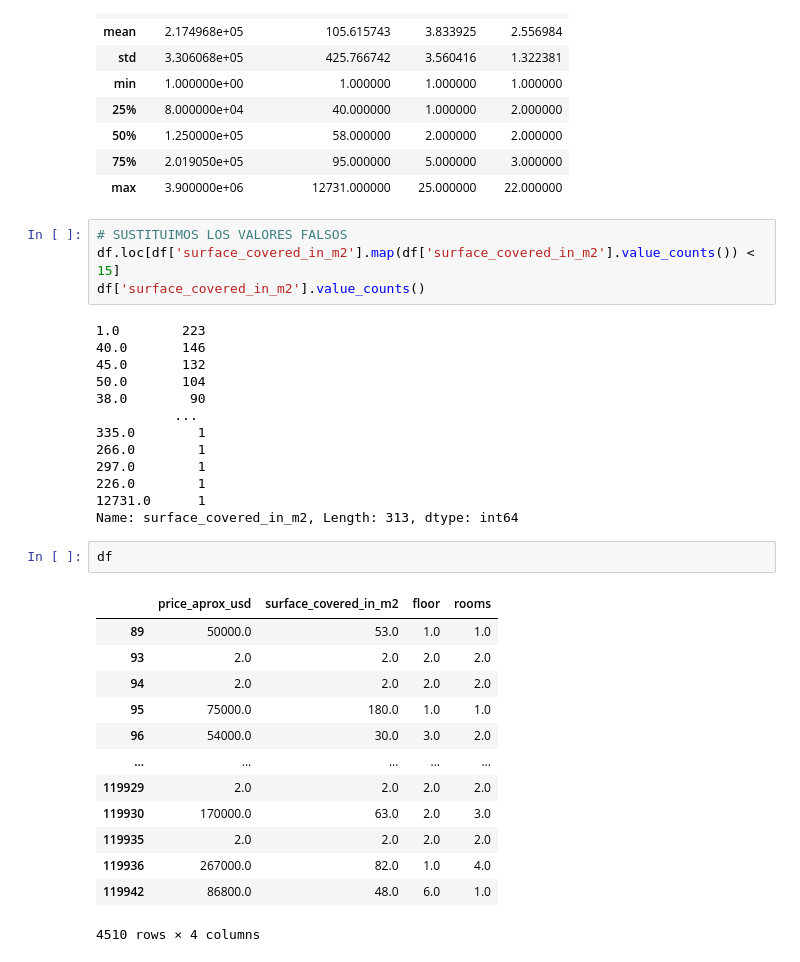
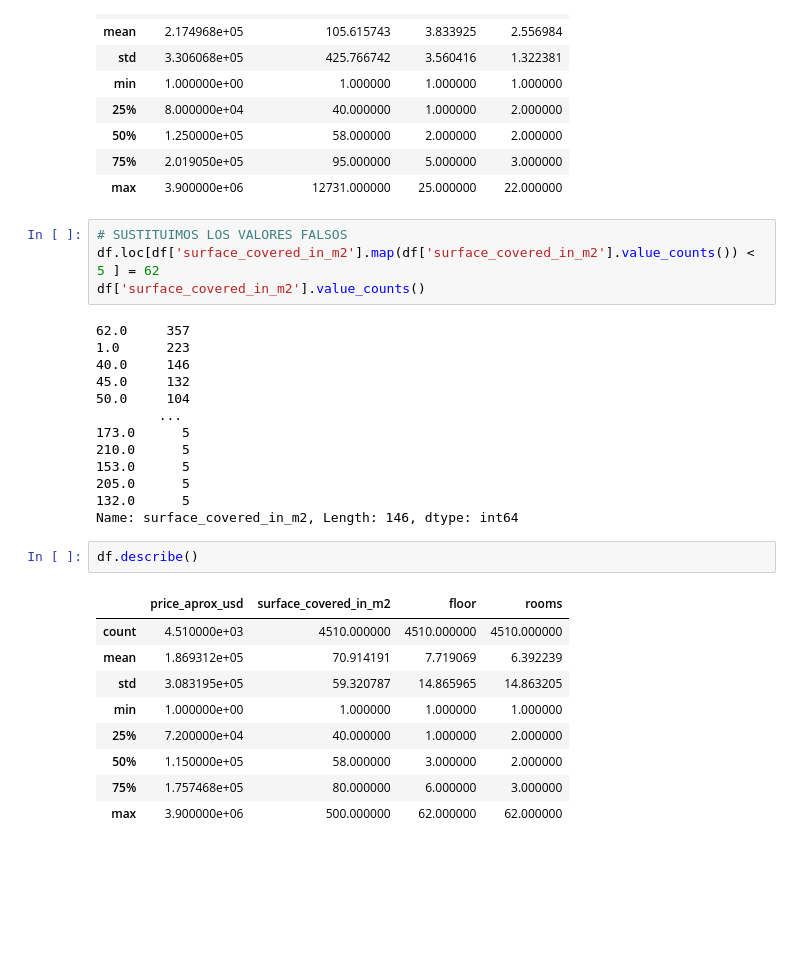
Before and after one commit to jesusB9/proyecto02, a Jupyter notebook: Comparación con el proyecto01.ipynb, the cells around one changed output. Cells and saved outputs as stored; diff of their text form; blank space fills up the shorter version.

```diff
--- a/Comparación con el proyecto01.ipynb
+++ b/Comparación con el proyecto01.ipynb
@@ -135,34 +135,30 @@ df.describe()
 | max | 3.900000e+06 | 12731.000000 | 25.000000 | 22.000000 |
 # %%
 # SUSTITUIMOS LOS VALORES FALSOS
-df.loc[df['surface_covered_in_m2'].map(df['surface_covered_in_m2'].value_counts()) < 15]
+df.loc[df['surface_covered_in_m2'].map(df['surface_covered_in_m2'].value_counts()) < 5 ] = 62
 df['surface_covered_in_m2'].value_counts()
 # %% [output]
-1.0        223
-40.0       146
-45.0       132
-50.0       104
-38.0        90
-          ...
-335.0        1
-266.0        1
-297.0        1
-226.0        1
-12731.0      1
-Name: surface_covered_in_m2, Length: 313, dtype: int64
+62.0     357
+1.0      223
+40.0     146
+45.0     132
+50.0     104
+        ...
+173.0      5
+210.0      5
+153.0      5
+205.0      5
+132.0      5
+Name: surface_covered_in_m2, Length: 146, dtype: int64
 # %%
-df
+df.describe()
 # %% [output]
 |  | price_aprox_usd | surface_covered_in_m2 | floor | rooms |
-| 89 | 50000.0 | 53.0 | 1.0 | 1.0 |
-| 93 | 2.0 | 2.0 | 2.0 | 2.0 |
-| 94 | 2.0 | 2.0 | 2.0 | 2.0 |
-| 95 | 75000.0 | 180.0 | 1.0 | 1.0 |
-| 96 | 54000.0 | 30.0 | 3.0 | 2.0 |
-| ... | ... | ... | ... | ... |
-| 119929 | 2.0 | 2.0 | 2.0 | 2.0 |
-| 119930 | 170000.0 | 63.0 | 2.0 | 3.0 |
-| 119935 | 2.0 | 2.0 | 2.0 | 2.0 |
-| 119936 | 267000.0 | 82.0 | 1.0 | 4.0 |
-| 119942 | 86800.0 | 48.0 | 6.0 | 1.0 |
+| count | 4.510000e+03 | 4510.000000 | 4510.000000 | 4510.000000 |
+| mean | 1.869312e+05 | 70.914191 | 7.719069 | 6.392239 |
+| std | 3.083195e+05 | 59.320787 | 14.865965 | 14.863205 |
+| min | 1.000000e+00 | 1.000000 | 1.000000 | 1.000000 |
+| 25% | 7.200000e+04 | 40.000000 | 1.000000 | 2.000000 |
+| 50% | 1.150000e+05 | 58.000000 | 3.000000 | 2.000000 |
+| 75% | 1.757468e+05 | 80.000000 | 6.000000 | 3.000000 |
+| max | 3.900000e+06 | 500.000000 | 62.000000 | 62.000000 |
-4510 rows × 4 columns
```
Also changed, not shown: parts of 8 cells of this notebook, 3 other files.
